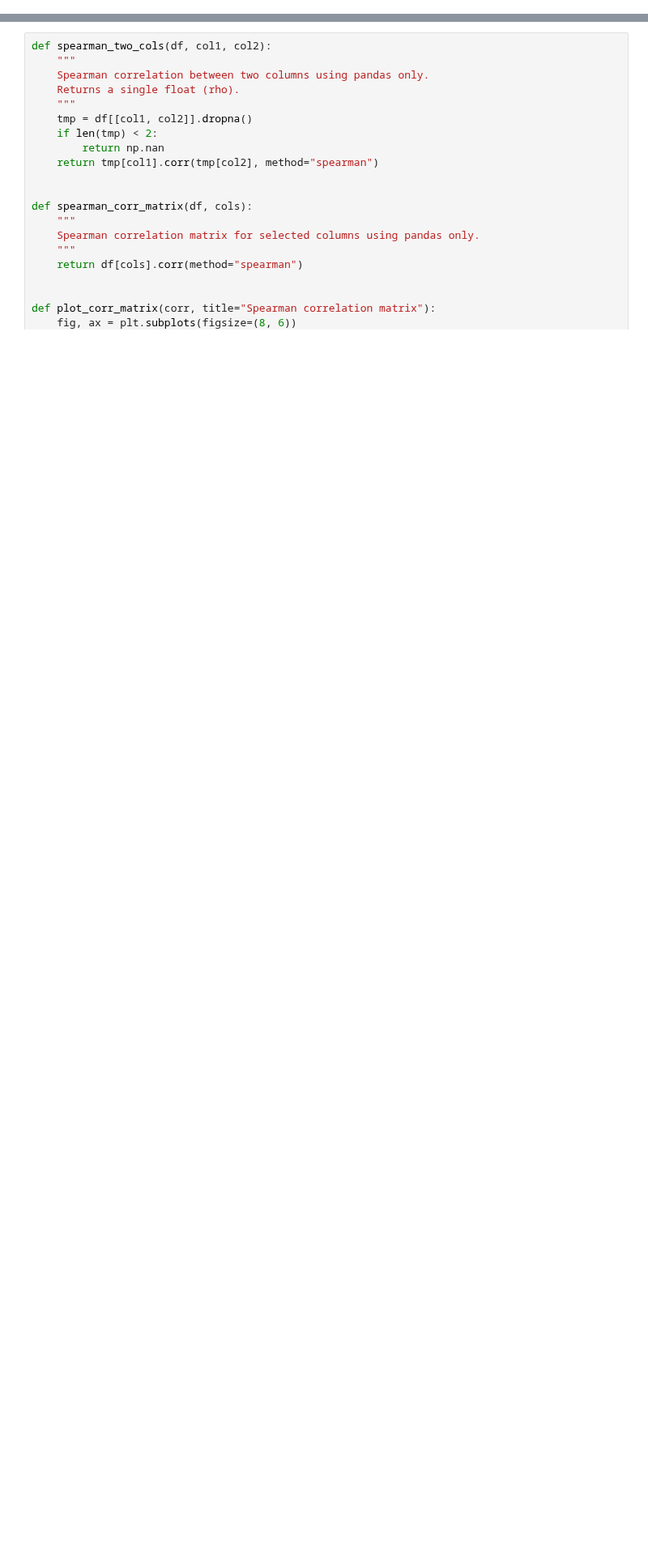
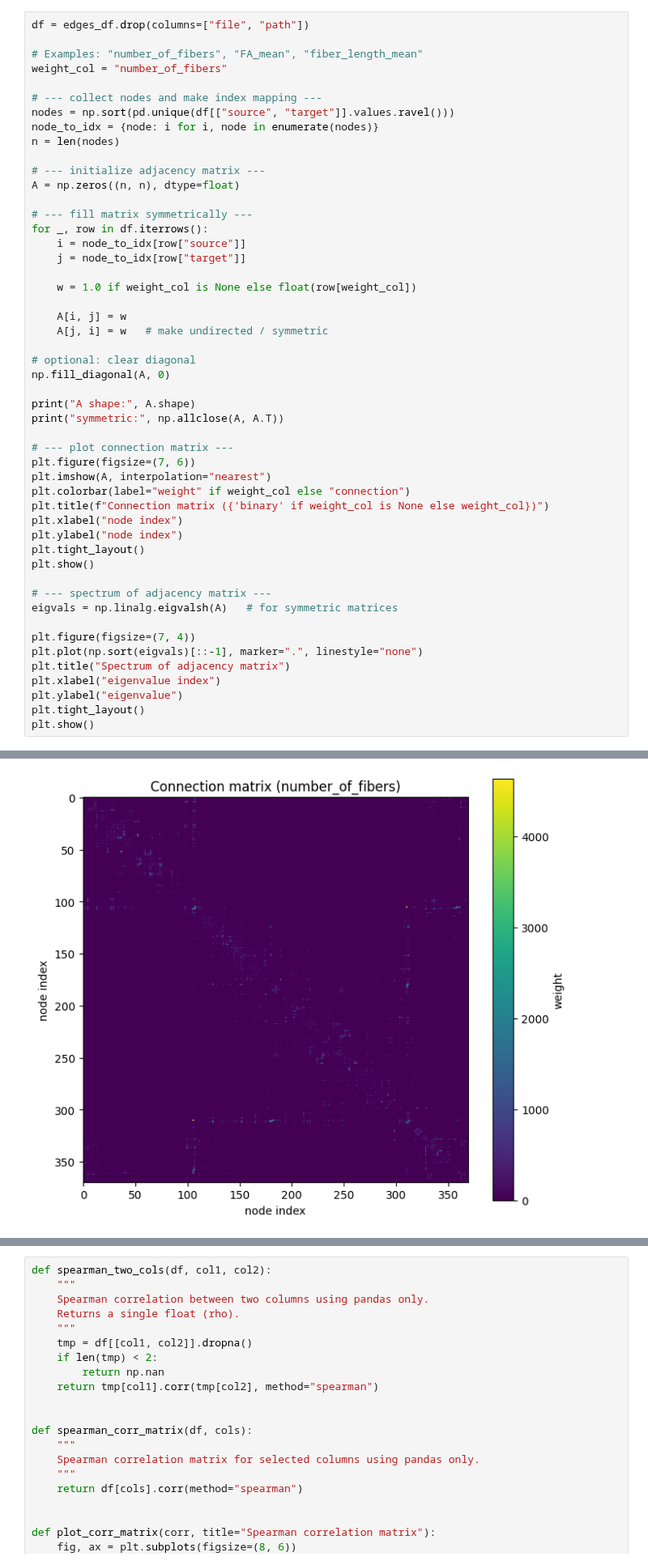
Before and after one commit to bs-machinelearning/reservoir-computing-research, a Jupyter notebook: 2. Human Data/Tebe_Nigrelli.ipynb, the cells around one changed output, grey strips where cells are left out. Shown at 81% size. Drawn from its saved outputs; the diff is of its cells as text; blank space fills up the shorter version.

Commit message:
add: spectrum plot from number of fibers

```diff
--- a/2. Human Data/Tebe_Nigrelli.ipynb
+++ b/2. Human Data/Tebe_Nigrelli.ipynb
@@ -74,0 +67,51 @@ Unique Names: 463
+# %%
+df = edges_df.drop(columns=["file", "path"])
+
+# Examples: "number_of_fibers", "FA_mean", "fiber_length_mean"
+weight_col = "number_of_fibers"
+
+# --- collect nodes and make index mapping ---
+nodes = np.sort(pd.unique(df[["source", "target"]].values.ravel()))
+node_to_idx = {node: i for i, node in enumerate(nodes)}
+n = len(nodes)
+
+# --- initialize adjacency matrix ---
+A = np.zeros((n, n), dtype=float)
+
+# --- fill matrix symmetrically ---
+for _, row in df.iterrows():
+    i = node_to_idx[row["source"]]
+    j = node_to_idx[row["target"]]
+
+    w = 1.0 if weight_col is None else float(row[weight_col])
+
+    A[i, j] = w
+    A[j, i] = w   # make undirected / symmetric
+
+# optional: clear diagonal
+np.fill_diagonal(A, 0)
+
+print("A shape:", A.shape)
+print("symmetric:", np.allclose(A, A.T))
+
+# --- plot connection matrix ---
+plt.figure(figsize=(7, 6))
+plt.imshow(A, interpolation="nearest")
+plt.colorbar(label="weight" if weight_col else "connection")
+plt.title(f"Connection matrix ({'binary' if weight_col is None else weight_col})")
+plt.xlabel("node index")
+plt.ylabel("node index")
+plt.tight_layout()
+plt.show()
+
+# --- spectrum of adjacency matrix ---
+eigvals = np.linalg.eigvalsh(A)   # for symmetric matrices
+
+plt.figure(figsize=(7, 4))
+plt.plot(np.sort(eigvals)[::-1], marker=".", linestyle="none")
+plt.title("Spectrum of adjacency matrix")
+plt.xlabel("eigenvalue index")
+plt.ylabel("eigenvalue")
+plt.tight_layout()
+plt.show()
+# %% [output]
@@ -74,0 +120 @@ Unique Names: 463
+[figure, added]
```
Also changed, not shown: parts of 4 cells of this notebook, 1 other file.
